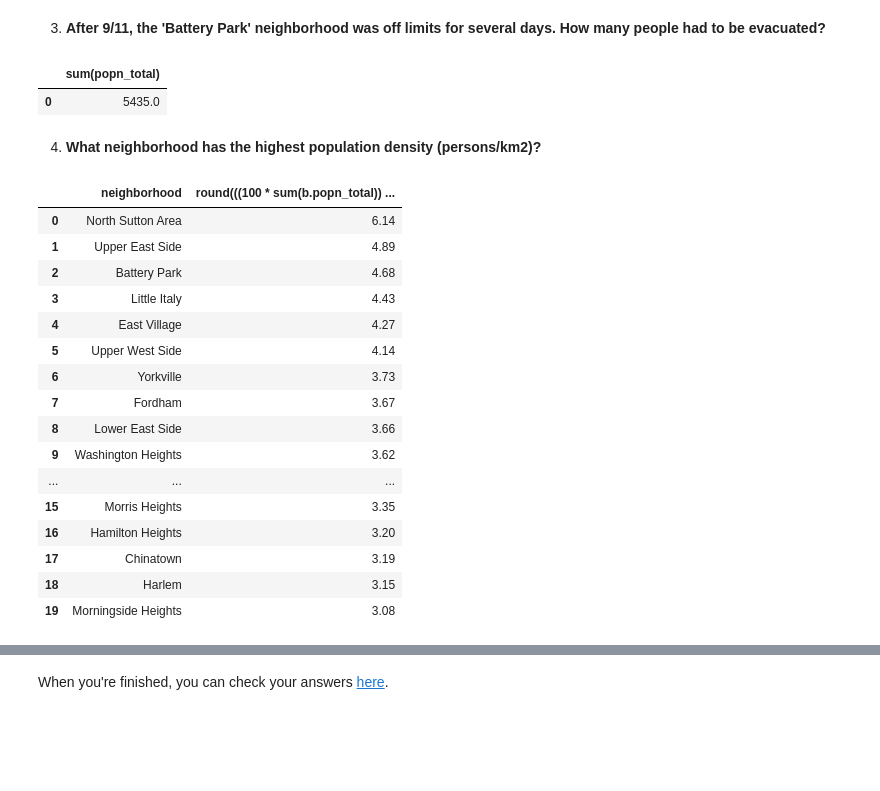
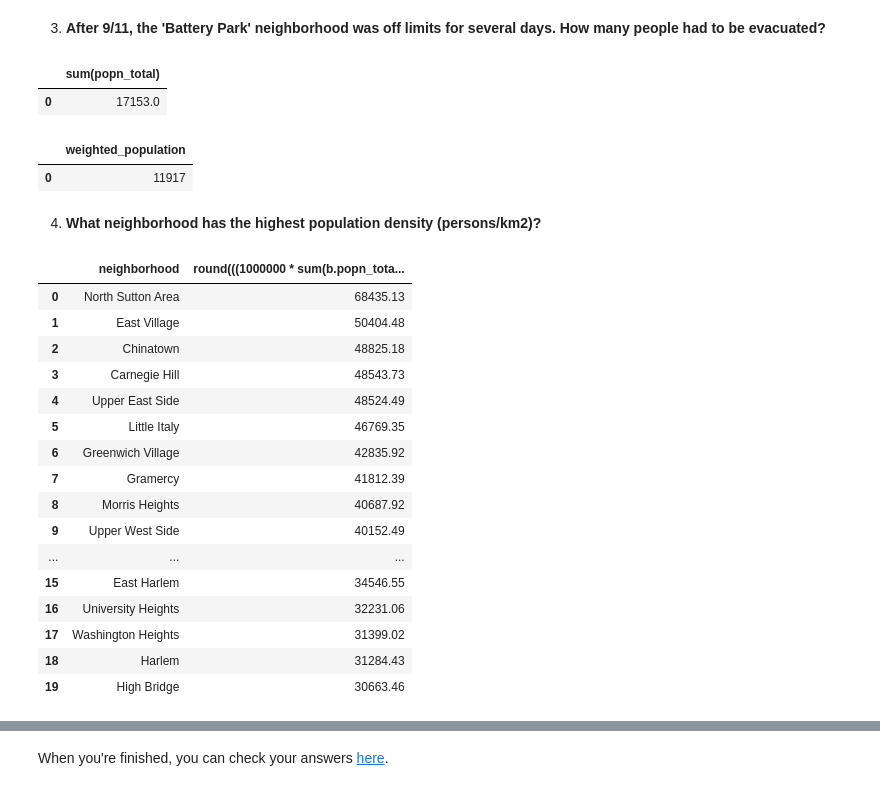
Before and after one commit to lukegbenson/casa0025, a Jupyter notebook: notebooks/W04_postgis2.ipynb, the cells around one changed output, grey strips where cells are left out. Cells and saved outputs as stored; diff of their text form; code cells hidden in the pictures; blank space fills up the shorter version.

```diff
--- a/notebooks/W04_postgis2.ipynb
+++ b/notebooks/W04_postgis2.ipynb
@@ -148,38 +148,49 @@ where s.routes like '%6%'
 select sum(popn_total)
 from nyc_census_blocks b
 inner join nyc_neighborhoods n
-  on st_contains(n.geom, b.geom)
+  on st_intersects(n.geom, b.geom)
 where lower(n.name) like '%battery park%'
 # %% [output]
 |  | sum(popn_total) |
-| 0 | 5435.0 |
+| 0 | 17153.0 |
+# %%
+%%sql
+
+select cast(sum((st_area(st_intersection(n.geom, b.geom)) / st_area(b.geom)) * b.popn_total) as int) weighted_population
+from nyc_census_blocks b
+inner join nyc_neighborhoods n
+  on st_intersects(n.geom, b.geom)
+where lower(n.name) like '%battery park%'
+# %% [output]
+|  | weighted_population |
+| 0 | 11917 |
 # %% [markdown]
 4. **What neighborhood has the highest population density (persons/km2)?**
 # %%
 %%sql
 
-select n.name neighborhood, round(100 * sum(b.popn_total) / sum(st_area(b.geom)), 2)
+select n.name neighborhood, round(1000000 * sum(b.popn_total) / mean(st_area(n.geom)), 2)
 from nyc_census_blocks b
 inner join nyc_neighborhoods n
-  on st_contains(n.geom, b.geom)
+  on st_intersects(n.geom, b.geom)
 group by 1
 order by 2 desc
 limit 20
 # %% [output]
-|  | neighborhood | round(((100 * sum(b.popn_total)) ... |
-| 0 | North Sutton Area | 6.14 |
-| 1 | Upper East Side | 4.89 |
-| 2 | Battery Park | 4.68 |
-| 3 | Little Italy | 4.43 |
-| 4 | East Village | 4.27 |
-| 5 | Upper West Side | 4.14 |
-| 6 | Yorkville | 3.73 |
-| 7 | Fordham | 3.67 |
-| 8 | Lower East Side | 3.66 |
-| 9 | Washington Heights | 3.62 |
+|  | neighborhood | round(((1000000 * sum(b.popn_tota... |
+| 0 | North Sutton Area | 68435.13 |
+| 1 | East Village | 50404.48 |
+| 2 | Chinatown | 48825.18 |
+| 3 | Carnegie Hill | 48543.73 |
+| 4 | Upper East Side | 48524.49 |
+| 5 | Little Italy | 46769.35 |
+| 6 | Greenwich Village | 42835.92 |
+| 7 | Gramercy | 41812.39 |
+| 8 | Morris Heights | 40687.92 |
+| 9 | Upper West Side | 40152.49 |
 | ... | ... | ... |
-| 15 | Morris Heights | 3.35 |
-| 16 | Hamilton Heights | 3.20 |
-| 17 | Chinatown | 3.19 |
-| 18 | Harlem | 3.15 |
-| 19 | Morningside Heights | 3.08 |
+| 15 | East Harlem | 34546.55 |
+| 16 | University Heights | 32231.06 |
+| 17 | Washington Heights | 31399.02 |
+| 18 | Harlem | 31284.43 |
+| 19 | High Bridge | 30663.46 |
```
Also changed, not shown: parts of 11 cells of this notebook.
